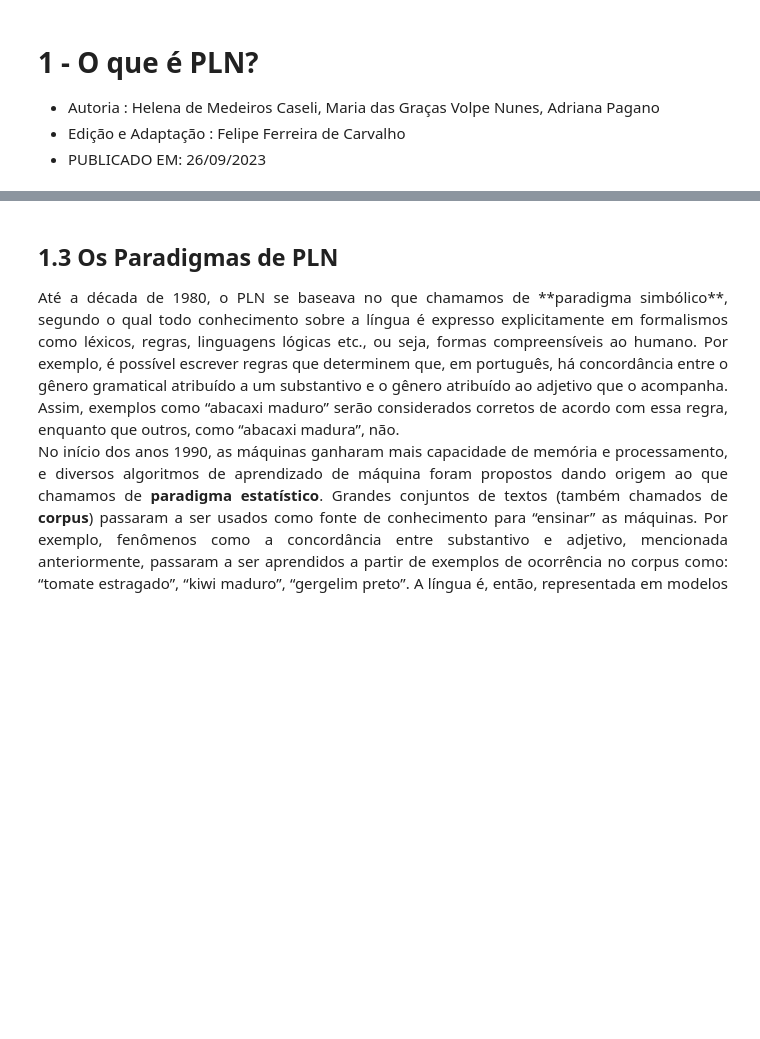
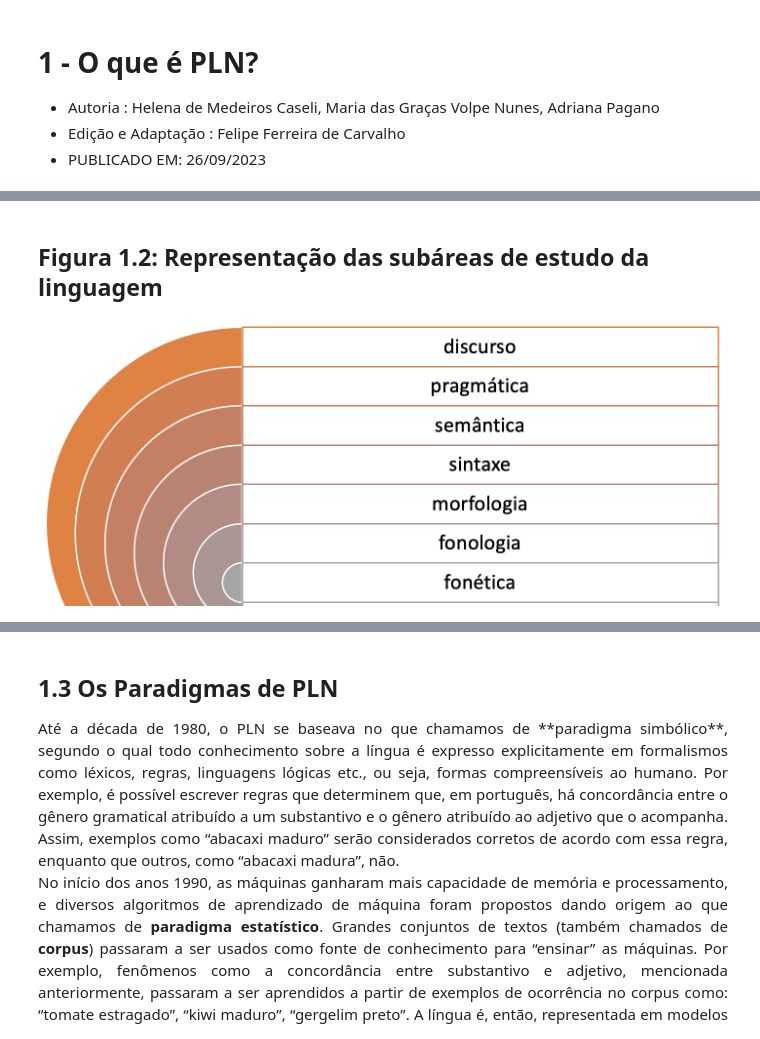
Before and after one commit to felipe0fc/PLN, a Jupyter notebook: Capitulo1.ipynb, the cells around one changed output, grey strips where cells are left out. Drawn from its saved outputs; the diff is of its cells as text; code cells hidden in the pictures; blank space fills up the shorter version.

```diff
--- a/Capitulo1.ipynb
+++ b/Capitulo1.ipynb
@@ -57 +78,9 @@ Cada língua tem suas especificidades que determinam, por exemplo, desde como os
 <div>
+# %% [markdown]
+## **Figura 1.2:** Representação das subáreas de estudo da linguagem
+# %%
+
+from IPython.display import Image
+Image("https://raw.githubusercontent.com/felipe0fc/PLN/main/images/figura_1_2.png")
+# %% [output]
+[figure, added]
```
Also changed, not shown: parts of 9 cells of this notebook.
